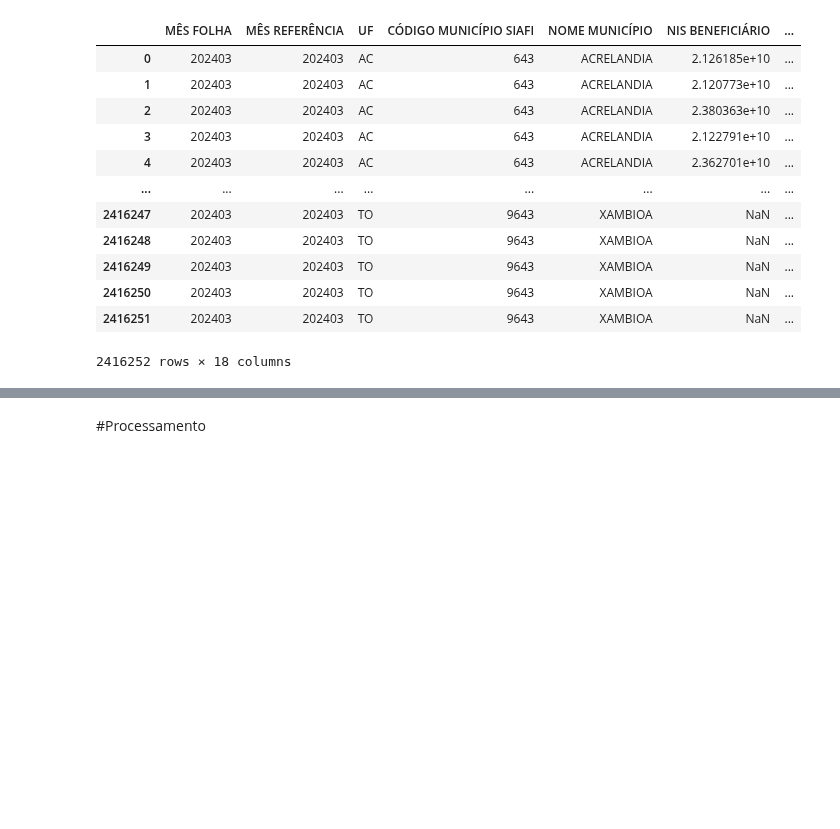
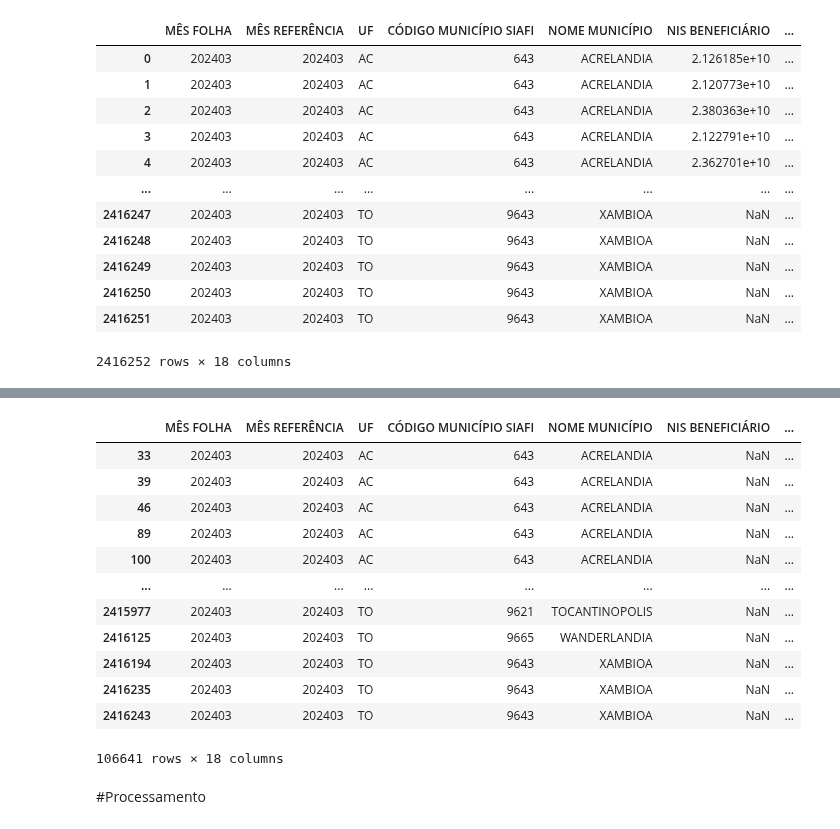
Before and after one commit to lucas-estanislau/pe-de-meia, a Jupyter notebook: pe_de_meia.ipynb, the cells around one changed output, grey strips where cells are left out. Drawn from its saved outputs; the diff is of its cells as text; code cells hidden in the pictures; blank space fills up the shorter version.

```diff
--- a/pe_de_meia.ipynb
+++ b/pe_de_meia.ipynb
@@ -61,3 +62,21 @@ memory usage: 331.8+ MB
+# %%
+duplicatas = df[df.duplicated()]
+# %%
+duplicatas
+# %% [output]
+|  | MÊS FOLHA | MÊS REFERÊNCIA | UF | CÓDIGO MUNICÍPIO SIAFI | NOME MUNICÍPIO | NIS BENEFICIÁRIO | ... |
+| 33 | 202403 | 202403 | AC | 643 | ACRELANDIA | NaN | ... |
+| 39 | 202403 | 202403 | AC | 643 | ACRELANDIA | NaN | ... |
+| 46 | 202403 | 202403 | AC | 643 | ACRELANDIA | NaN | ... |
+| 89 | 202403 | 202403 | AC | 643 | ACRELANDIA | NaN | ... |
+| 100 | 202403 | 202403 | AC | 643 | ACRELANDIA | NaN | ... |
+| ... | ... | ... | ... | ... | ... | ... | ... |
+| 2415977 | 202403 | 202403 | TO | 9621 | TOCANTINOPOLIS | NaN | ... |
+| 2416125 | 202403 | 202403 | TO | 9665 | WANDERLANDIA | NaN | ... |
+| 2416194 | 202403 | 202403 | TO | 9643 | XAMBIOA | NaN | ... |
+| 2416235 | 202403 | 202403 | TO | 9643 | XAMBIOA | NaN | ... |
+| 2416243 | 202403 | 202403 | TO | 9643 | XAMBIOA | NaN | ... |
+106641 rows × 18 columns
 # %% [markdown]
 #Processamento
 # %%
```
Also changed, not shown: parts of 8 cells of this notebook.
